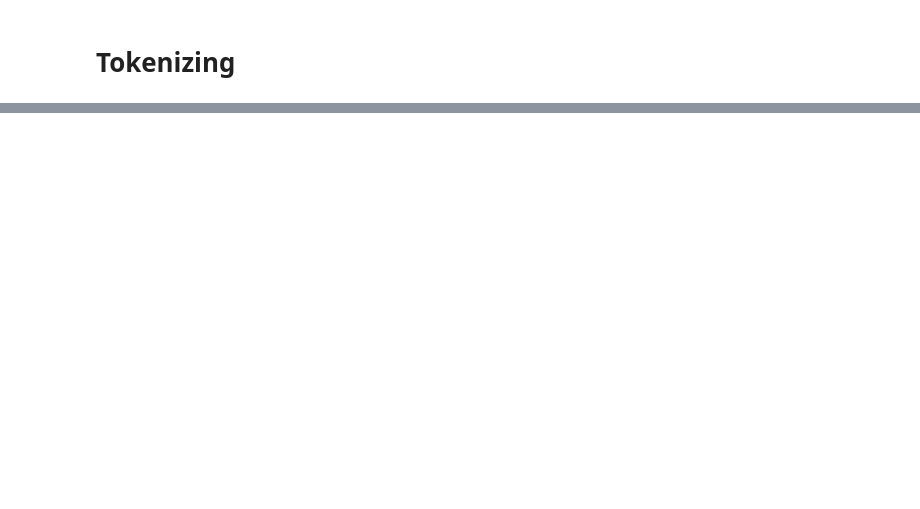
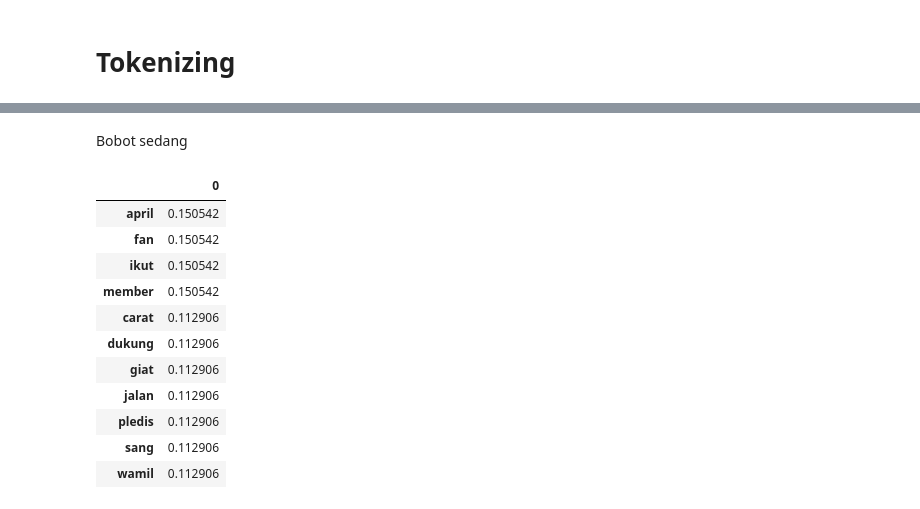
Before and after one commit to firarru/Text-Mining, a Jupyter notebook: Tugas_2_Text_Mining.ipynb, the cells around one changed output, grey strips where cells are left out. Drawn from its saved outputs; the diff is of its cells as text; code cells hidden in the pictures; blank space fills up the shorter version.

```diff
--- a/Tugas_2_Text_Mining.ipynb
+++ b/Tugas_2_Text_Mining.ipynb
@@ -132,0 +173,17 @@ ValueError: empty vocabulary; perhaps the documents only contain stop words
+# %% [markdown]
+Bobot sedang
+# %%
+df_tfidf.T[(0.1 < df_tfidf.T[0]) & (df_tfidf.T[0] < 0.2)].sort_values(by=0, ascending=False)
+# %% [output]
+|  | 0 |
+| april | 0.150542 |
+| fan | 0.150542 |
+| ikut | 0.150542 |
+| member | 0.150542 |
+| carat | 0.112906 |
+| dukung | 0.112906 |
+| giat | 0.112906 |
+| jalan | 0.112906 |
+| pledis | 0.112906 |
+| sang | 0.112906 |
+| wamil | 0.112906 |
```
Also changed, not shown: parts of 29 cells of this notebook.
